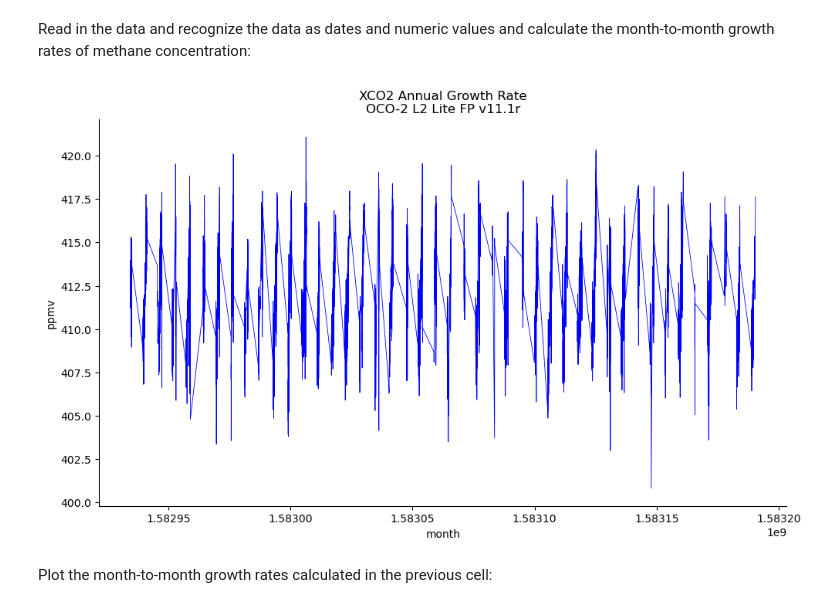
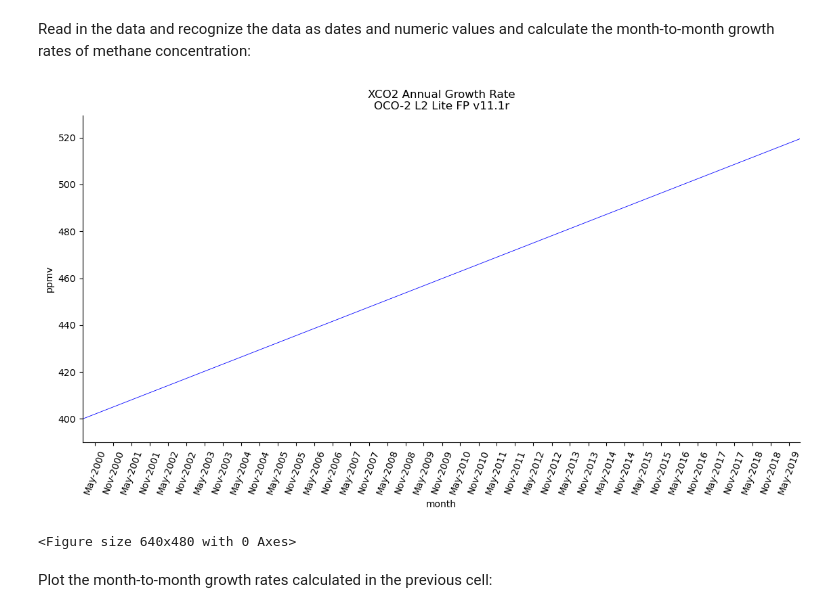
Before and after one commit to nasa/gesdisc-tutorials, a Jupyter notebook: notebooks/How_To_Calculate_Greenhouse_Gas_Growth_Rates.ipynb, the cells around one changed output. Drawn from its saved outputs; the diff is of its cells as text; code cells hidden in the pictures.

Commit message:
Fix x axis date labels

```diff
--- a/notebooks/How_To_Calculate_Greenhouse_Gas_Growth_Rates.ipynb
+++ b/notebooks/How_To_Calculate_Greenhouse_Gas_Growth_Rates.ipynb
@@ -44,30 +45,42 @@ time = fid.variables['time'][:]
 # %%
 ttl = "XCO2 Annual Growth Rate\nOCO-2 L2 Lite FP v11.1r"
 
-#datefmt = df.DateFormatter("%b-%y")
+# Create the figure and axis
 fig, ax = plt.subplots()
 fig.set_size_inches(11.5, 6.5)
 
 # Plot the dates and calculated XCO2 growth rates
-ax.plot(time, xco2,linewidth=0.6,color='blue')
-#ax.xaxis.set_major_formatter(datefmt)
+ax.plot(time, xco2, linewidth=0.6, color='blue')
+
+# Create X-axis labels
+time = [datetime(2000, 1, 1) + timedelta(days=i*30) for i in range(240)]  # Sample monthly data over 20 years
+xco2 = [400 + 0.5 * i for i in range(len(time))]  # Sample XCO2 growth data
+
+# Format the x-axis to show dates
+ax.xaxis.set_major_formatter(mdates.DateFormatter("%b-%Y"))  # Format dates as "Jan-2000"
+ax.xaxis.set_major_locator(mdates.MonthLocator(interval=6))  # Major ticks every 6 months
 
 # Add axes labels and graph title
 ax.set(xlabel="month", ylabel="ppmv")
 ax.set(title=ttl)
 ax.spines["top"].set_visible(False)
 ax.spines["right"].set_visible(False)
 
-'''plt.hlines(0,'2000-1-1', '2024-1-1', linestyle='dashed', linewidth=0.6)
-plt.ylim(350, 420)
-plt.xlim('2000-1-1', '2024-1-1')
-plt.xticks(['2000-1-1', '2024-1-1'],rotation=70)
-#plt.yticks([-20, -10, 0, 10, 20])
-ax.xaxis.set_major_locator(df.MonthLocator(interval=6))'''
+# Optional: Additional customization
+plt.hlines(0, time[0], time[-1], linestyle='dashed', linewidth=0.6)
+plt.ylim(min(xco2) - 10, max(xco2) + 10)
+plt.xlim(time[0], time[-1])
+plt.xticks(rotation=70)
 
+# Show the plot
+plt.tight_layout()
+plt.show()
+
+# Save the figure if needed
 figure1 = plt.figure(1)
 # %% [output]
-[figure, old version]
+[figure, new version]
+<Figure size 640x480 with 0 Axes>
 # %% [markdown]
 Plot the month-to-month growth rates calculated in the previous cell:
 # %%
```
Also changed, not shown: parts of 2 cells of this notebook.
